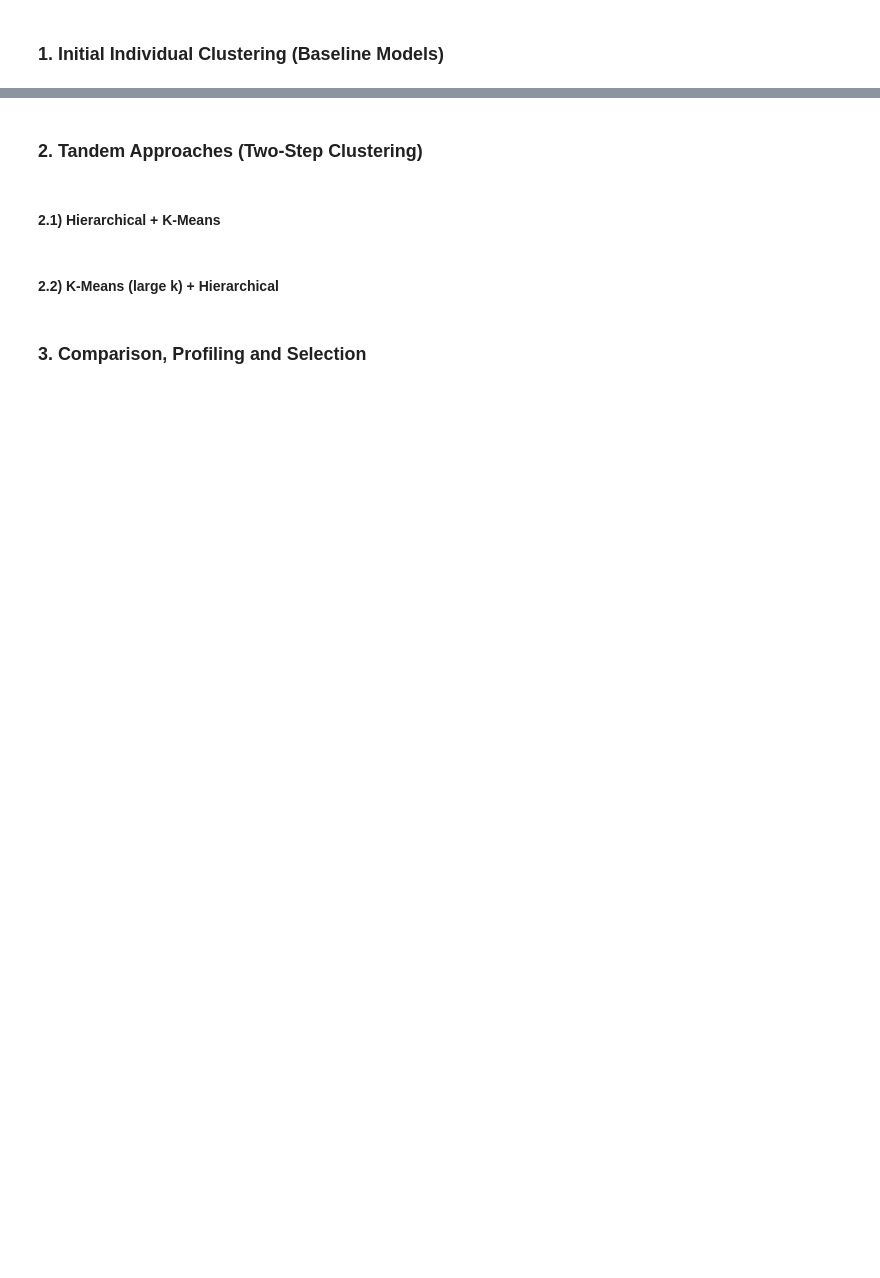
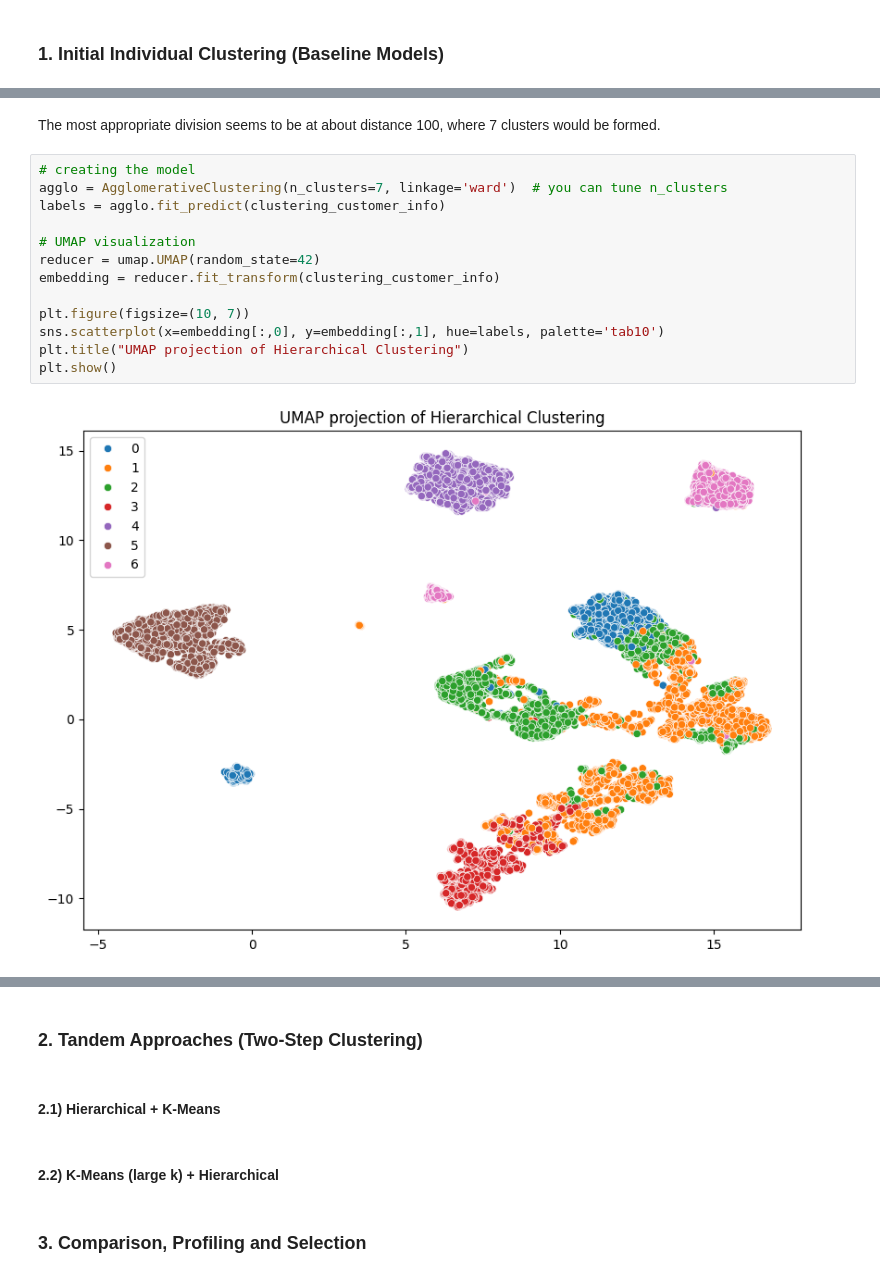
Before and after one commit to tiagocrz/ML-II-Customer-Segmentation, a Jupyter notebook: Notebooks/Clustering.ipynb, the cells around one changed output, grey strips where cells are left out. Saved outputs shown, nothing was run; the diff lists cells and outputs as text; blank space fills up the shorter version.

```diff
--- a/Notebooks/Clustering.ipynb
+++ b/Notebooks/Clustering.ipynb
@@ -20,0 +65,17 @@ customer_info.head()
+# %% [markdown]
+The most appropriate division seems to be at about distance 100, where 7 clusters would be formed.
+# %%
+# creating the model
+agglo = AgglomerativeClustering(n_clusters=7, linkage='ward')  # you can tune n_clusters
+labels = agglo.fit_predict(clustering_customer_info)
+
+# UMAP visualization
+reducer = umap.UMAP(random_state=42)
+embedding = reducer.fit_transform(clustering_customer_info)
+
+plt.figure(figsize=(10, 7))
+sns.scatterplot(x=embedding[:,0], y=embedding[:,1], hue=labels, palette='tab10')
+plt.title("UMAP projection of Hierarchical Clustering")
+plt.show()
+# %% [output]
+[figure, added]
```
Also changed, not shown: parts of 10 cells of this notebook.
